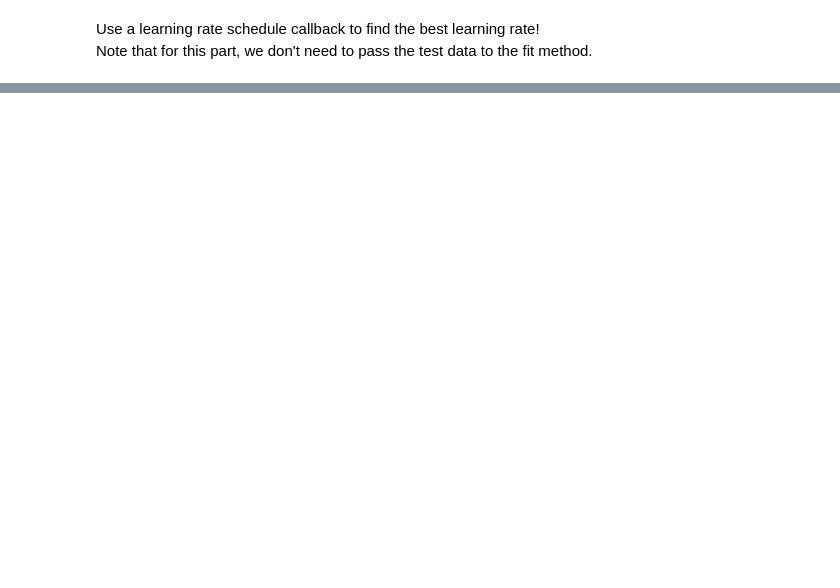
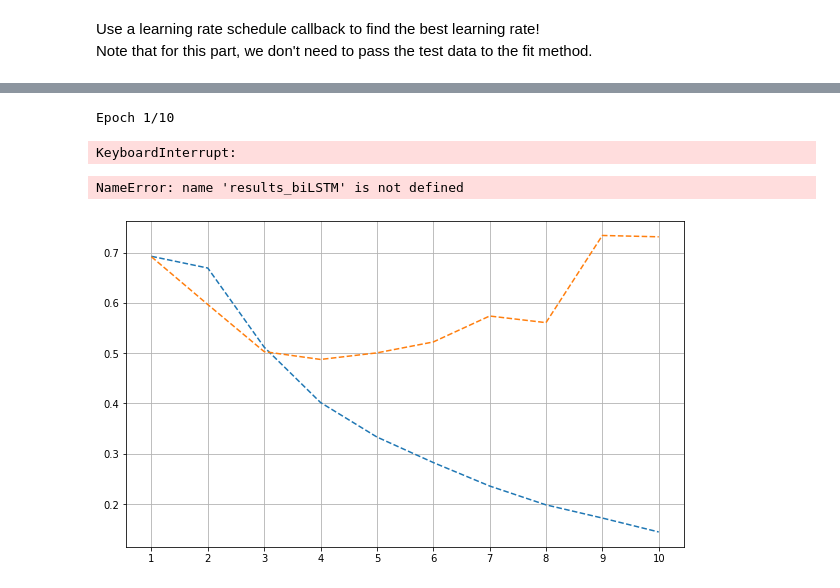
Before and after one commit to Johne-DuChene/u4s3, a Jupyter notebook: m1/u4s1m1_notebook.ipynb, the cells around one changed output, grey strips where cells are left out. Drawn from its saved outputs; the diff is of its cells as text; code cells hidden in the pictures; blank space fills up the shorter version.

```diff
--- a/m1/u4s1m1_notebook.ipynb
+++ b/m1/u4s1m1_notebook.ipynb
@@ -364,0 +455,16 @@ Epoch 6/10
+# %%
+# build a 1 layer bidirectional lstm language model
+# as usual, instantiate Sequential
+model = Sequential()
+# input layer 1
+# we are explicitly declaring the input layer here by adding an embedding
+# object.
+model.add(Embedding(max_features, 128))
+# hidden layer 1
+model.add(Bidirectional(LSTM(128, return_sequences  = False)))
+# output layer
+model.add(Dense(1, activation = "sigmoid"))
+model.compile(loss = "binary_crossentropy",
+              optimizer = opt,
+              metrics = ["accuracy"])
+model.summary()
@@ -364,0 +488,33 @@ Epoch 6/10
+# %%
+%%time
+results_biLSTM = model.fit(x_train, y_train,
+                           batch_size = 512,
+                           epochs = n_epochs,
+                           validation_data = (x_test, y_test))
+# %% [output]
+Epoch 1/10
+KeyboardInterrupt:
+# %%
+# Plot training & validation loss values
+import matplotlib.pyplot as plt
+
+epoch_list = np.arange(1,n_epochs+1)
+
+plt.figure(figsize=(10,6))
+plt.grid()
+plt.xticks(epoch_list)
+# results for 1-layer lstm model
+plt.plot(epoch_list, results_one_layer.history['loss'], "--", label="1 layer LSTM Train")
+plt.plot(epoch_list, results_one_layer.history['val_loss'], "--", label = "1 layer LSTM Test")
+
+# results for bi-lstm model
+plt.plot(epoch_list, results_biLSTM.history['loss'], label="1 layer biLSTM Train ")
+plt.plot(epoch_list, results_biLSTM.history['val_loss'], label = "1 layer biLSTM Test")
+plt.title('Model loss')
+plt.ylabel('Loss')
+plt.xlabel('Epoch')
+plt.legend()
+plt.show();
+# %% [output]
+NameError: name 'results_biLSTM' is not defined
+[figure, added]
```
Also changed, not shown: parts of 12 cells of this notebook, 2 other files.
